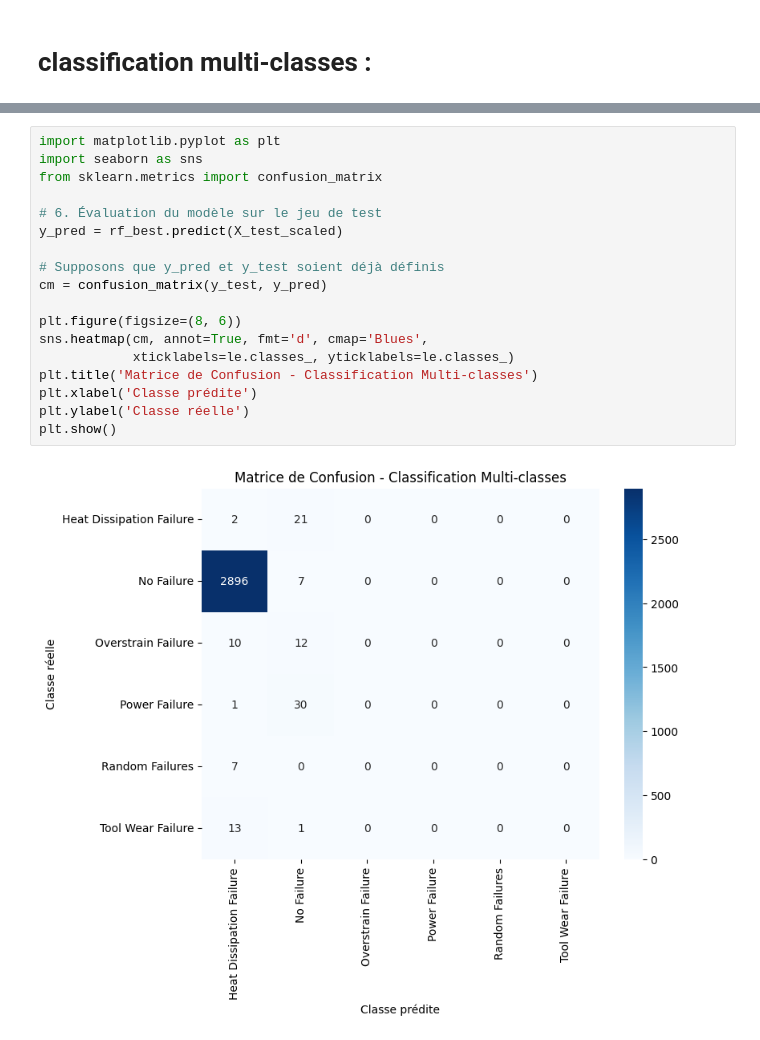
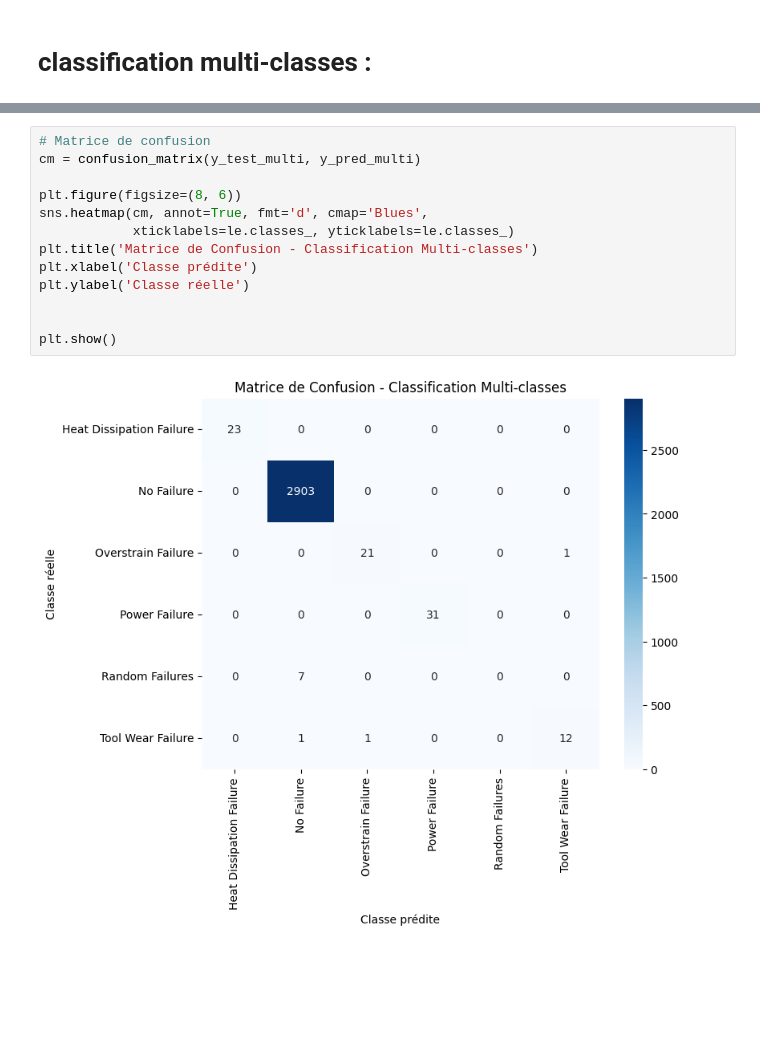
Before and after one commit to DlDI/predective-maintenance, a Jupyter notebook: TP3-Maintenance-Predective.ipynb, the cells around one changed output, grey strips where cells are left out. Saved outputs shown, nothing was run; the diff lists cells and outputs as text; blank space fills up the shorter version.

```diff
--- a/TP3-Maintenance-Predective.ipynb
+++ b/TP3-Maintenance-Predective.ipynb
@@ -547,20 +611,15 @@ X_train, X_test, y_train, y_test = train_test_split(
 # %%
-import matplotlib.pyplot as plt
-import seaborn as sns
-from sklearn.metrics import confusion_matrix
-
-# 6. Évaluation du modèle sur le jeu de test
-y_pred = rf_best.predict(X_test_scaled)
-
-# Supposons que y_pred et y_test soient déjà définis
-cm = confusion_matrix(y_test, y_pred)
+# Matrice de confusion
+cm = confusion_matrix(y_test_multi, y_pred_multi)
 
 plt.figure(figsize=(8, 6))
 sns.heatmap(cm, annot=True, fmt='d', cmap='Blues',
             xticklabels=le.classes_, yticklabels=le.classes_)
 plt.title('Matrice de Confusion - Classification Multi-classes')
 plt.xlabel('Classe prédite')
 plt.ylabel('Classe réelle')
+
+
 plt.show()
 # %% [output]
-[figure, old version]
+[figure, new version]
```
Also changed, not shown: parts of 12 cells of this notebook.
